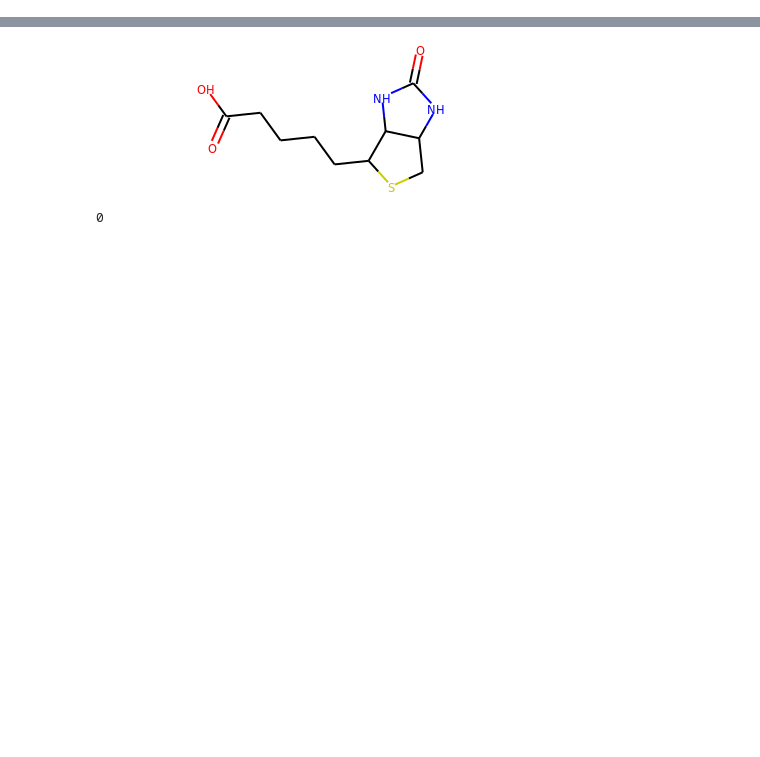
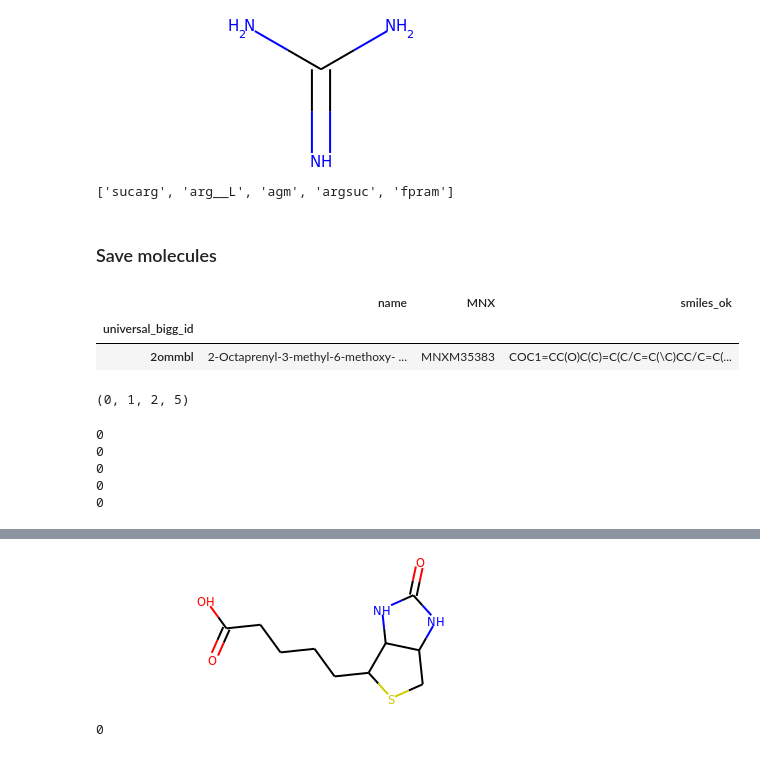
Before and after one commit to FrekMown/personal, a Jupyter notebook: ipynb/chemo.ipynb, the cells around one changed output, grey strips where cells are left out. Saved outputs shown, nothing was run; the diff lists cells and outputs as text; code cells hidden in the pictures; blank space fills up the shorter version.

```diff
--- a/ipynb/chemo.ipynb
+++ b/ipynb/chemo.ipynb
@@ -5,0 +39,5 @@ from rdkit.Chem import AllChem
+# %%
+substr = Chem.MolFromSmiles("N=C(N)N")
+substr
+# %% [output]
+[figure, added]
@@ -5,0 +46,4 @@ from rdkit.Chem import AllChem
+# %%
+mols_substr
+# %% [output]
+['sucarg', 'arg__L', 'agm', 'argsuc', 'fpram']
@@ -5,0 +56,8 @@ from rdkit.Chem import AllChem
+# %% [markdown]
+### Save molecules
+# %%
+df_structs.head(1)
+# %% [output]
+|  | name | MNX | smiles_ok |
+| universal_bigg_id |  |  |  |
+| 2ommbl | 2-Octaprenyl-3-methyl-6-methoxy- ... | MNXM35383 | COC1=CC(O)C(C)=C(C/C=C(\C)CC/C=C(... |
@@ -5,0 +66,14 @@ from rdkit.Chem import AllChem
+# %%
+hmols['fpram'].GetSubstructMatch(substr)
+# %% [output]
+(0, 1, 2, 5)
+# %%
+for m_id in hmols:
+    AllChem.EmbedMolecule(hmols[m_id])
+    print(AllChem.UFFOptimizeMolecule(hmols[m_id], 1000))
+# %% [output]
+0
+0
+0
+0
+0
```
Also changed, not shown: parts of 13 cells of this notebook, 18 other files.
